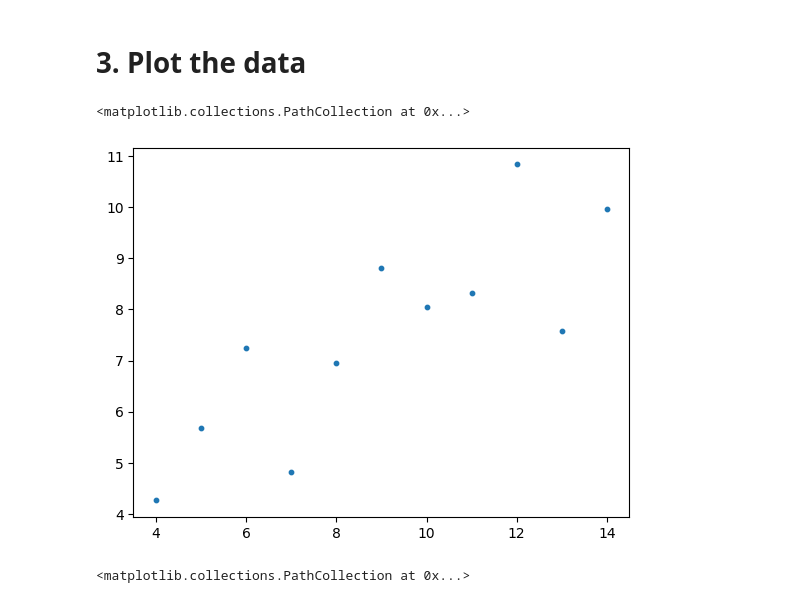
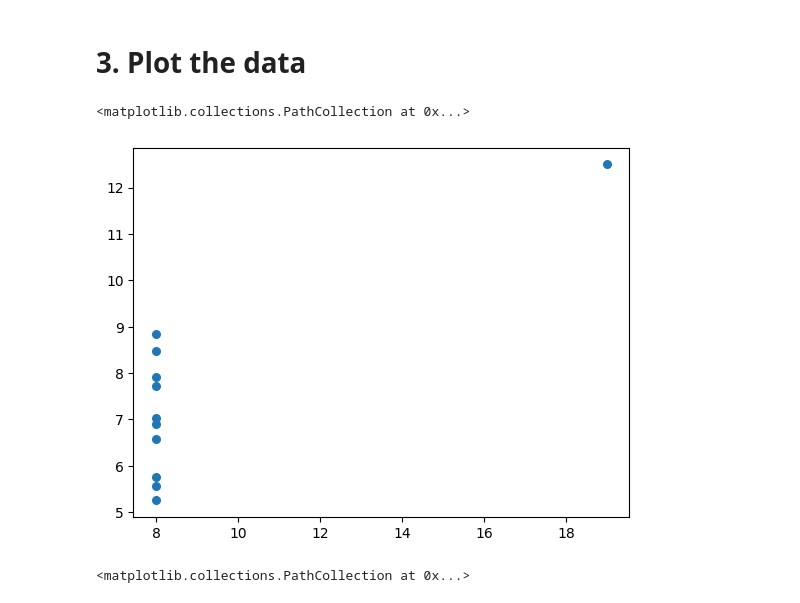
Before and after one commit to citydataviz/BA1200, a Jupyter notebook: Tutorial1/[Tutorial1] Anscombe_1.ipynb, the cells around one changed output. Saved outputs shown, nothing was run; the diff lists cells and outputs as text; code cells hidden in the pictures.

Commit message:
tutorial2

```diff
--- a/Tutorial1/[Tutorial1] Anscombe_1.ipynb
+++ b/Tutorial1/[Tutorial1] Anscombe_1.ipynb
@@ -14,0 +12,3 @@
+# %%
+import pandas as pd
+df = pd.read_csv("/Users/adfz088/Documents/GitHub/BA1200/Tutorial1/Anscombe_quartet_data.csv")
@@ -57,9 +88,11 @@ The relationship between x123 and y123:
 # 3. Plot the data
 # %%
 # draw a scatter plot for the relationship between x4 adn y4
+import matplotlib.pyplot as plt
+plt.scatter(df.x4, df.y4, s = 30)
 # %% [output]
 <matplotlib.collections.PathCollection at 0x...>
-[figure, old version]
+[figure, new version]
 # %%
 # draw a scatter plot for 4 graphs
 # x123-y1, x123-y2, x123-y3, x4-y4
```
Also changed, not shown: parts of 11 cells of this notebook, 4 other files.
